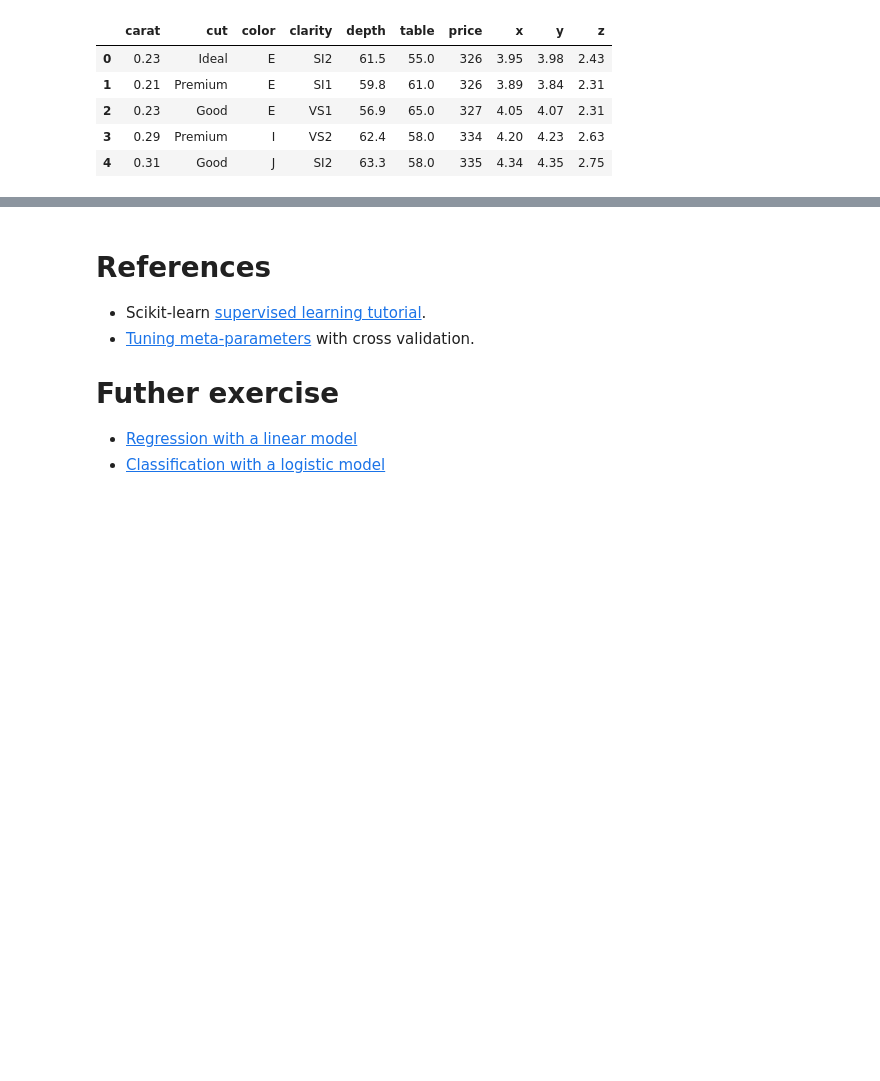
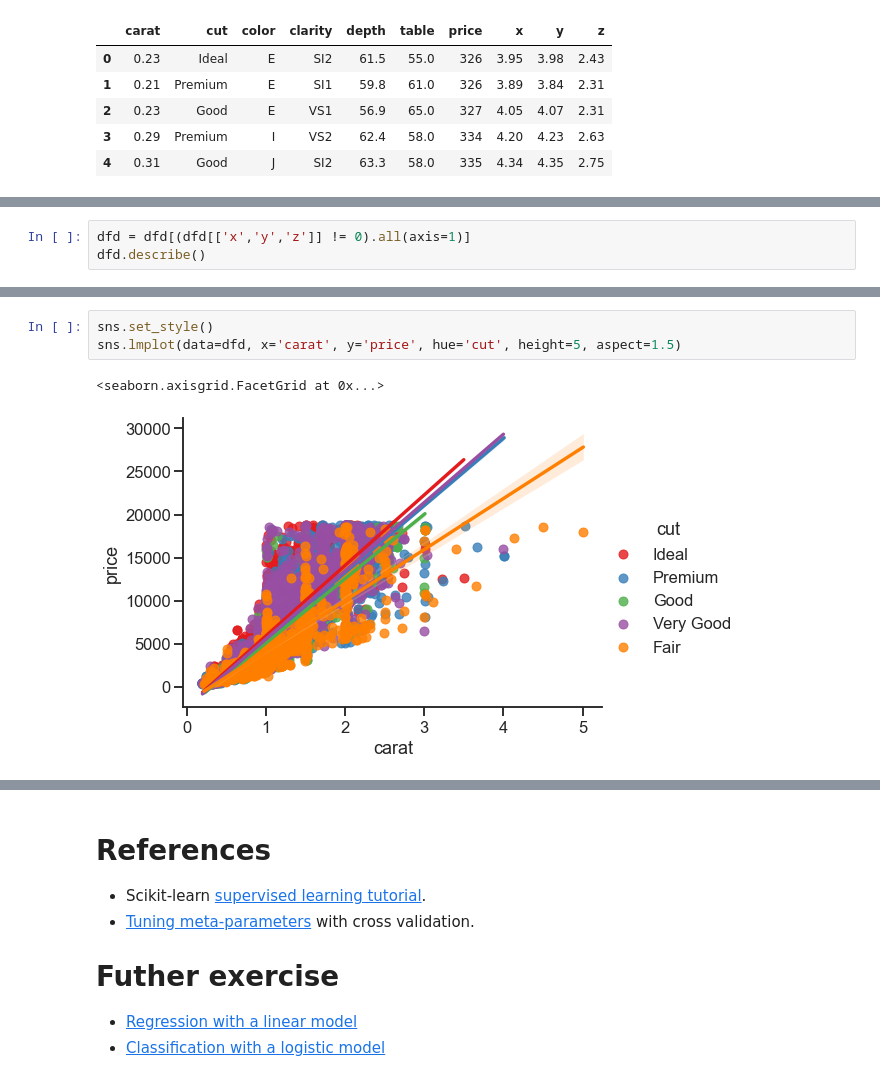
Before and after one commit to faigyb/python4ml, a Jupyter notebook: regression.ipynb, the cells around one changed output, grey strips where cells are left out. Cells and saved outputs as stored; diff of their text form; blank space fills up the shorter version.

```diff
--- a/regression.ipynb
+++ b/regression.ipynb
@@ -308,0 +357,3 @@ dfd.head(5)
+# %%
+dfd = dfd[(dfd[['x','y','z']] != 0).all(axis=1)]
+dfd.describe()
@@ -308,0 +370,6 @@ dfd.head(5)
+# %%
+sns.set_style()
+sns.lmplot(data=dfd, x='carat', y='price', hue='cut', height=5, aspect=1.5)
+# %% [output]
+<seaborn.axisgrid.FacetGrid at 0x...>
+[figure, added]
```
Also changed, not shown: parts of 27 cells of this notebook.
